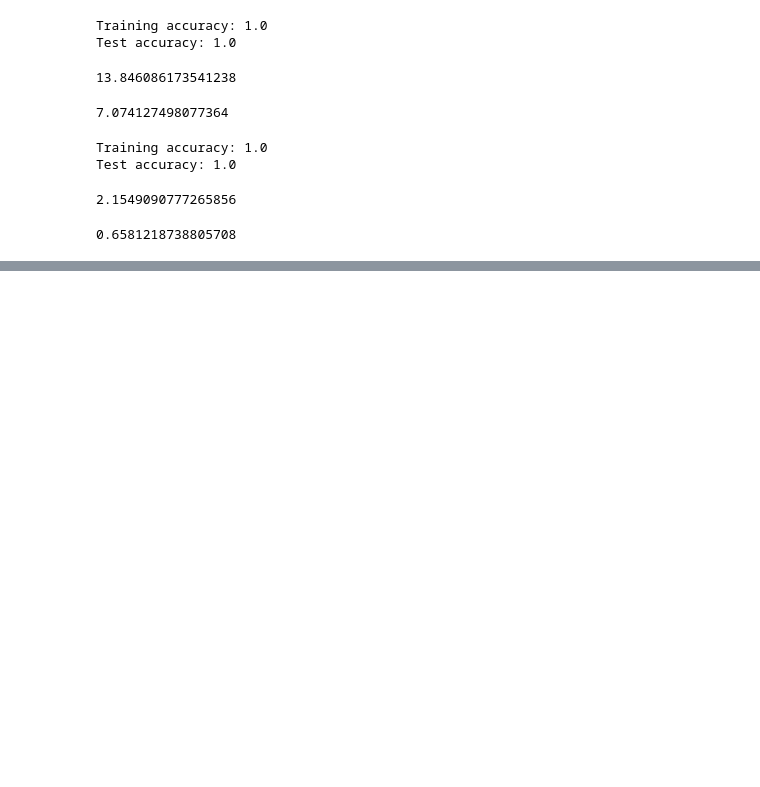
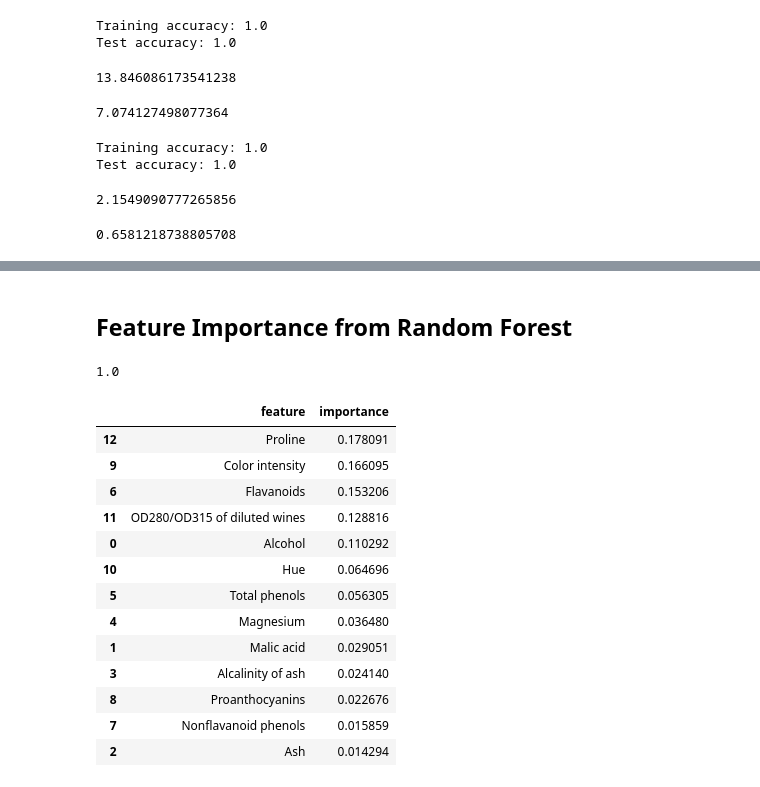
Before and after one commit to cbare/python_machine_learning_book, a Jupyter notebook: notebooks/ch04-wine.ipynb, the cells around one changed output, grey strips where cells are left out. Drawn from its saved outputs; the diff is of its cells as text; code cells hidden in the pictures; blank space fills up the shorter version.

```diff
--- a/notebooks/ch04-wine.ipynb
+++ b/notebooks/ch04-wine.ipynb
@@ -144,0 +146,9 @@ plt.show()
+# %% [markdown]
+## Feature Importance from Random Forest
+# %%
+#forest = RandomForestClassifier(n_estimators=500, random_state=1)
+forest = RandomForestClassifier(n_estimators=1000)
+forest.fit(X_train, y_train)
+forest.score(X_train, y_train)
+# %% [output]
+1.0
@@ -144,0 +157,22 @@ plt.show()
+# %%
+df_feature_importance = pd.DataFrame({
+    'feature': feat_labels,
+    'importance': forest.feature_importances_,
+}).sort_values(by='importance', ascending=False)
+
+df_feature_importance
+# %% [output]
+|  | feature | importance |
+| 12 | Proline | 0.178091 |
+| 9 | Color intensity | 0.166095 |
+| 6 | Flavanoids | 0.153206 |
+| 11 | OD280/OD315 of diluted wines | 0.128816 |
+| 0 | Alcohol | 0.110292 |
+| 10 | Hue | 0.064696 |
+| 5 | Total phenols | 0.056305 |
+| 4 | Magnesium | 0.036480 |
+| 1 | Malic acid | 0.029051 |
+| 3 | Alcalinity of ash | 0.024140 |
+| 8 | Proanthocyanins | 0.022676 |
+| 7 | Nonflavanoid phenols | 0.015859 |
+| 2 | Ash | 0.014294 |
```
Also changed, not shown: parts of 6 cells of this notebook, 1 other file.
